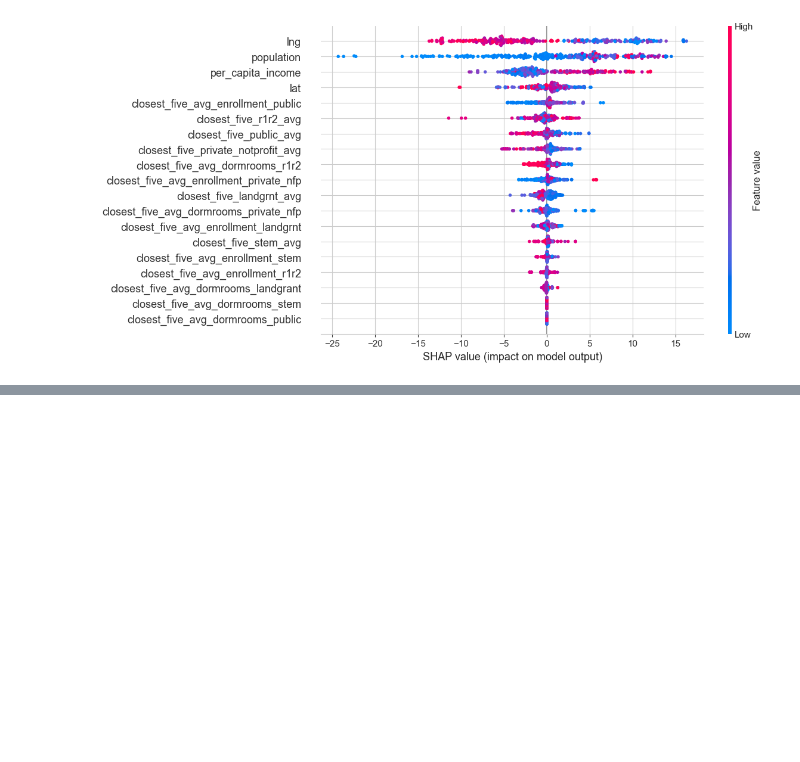
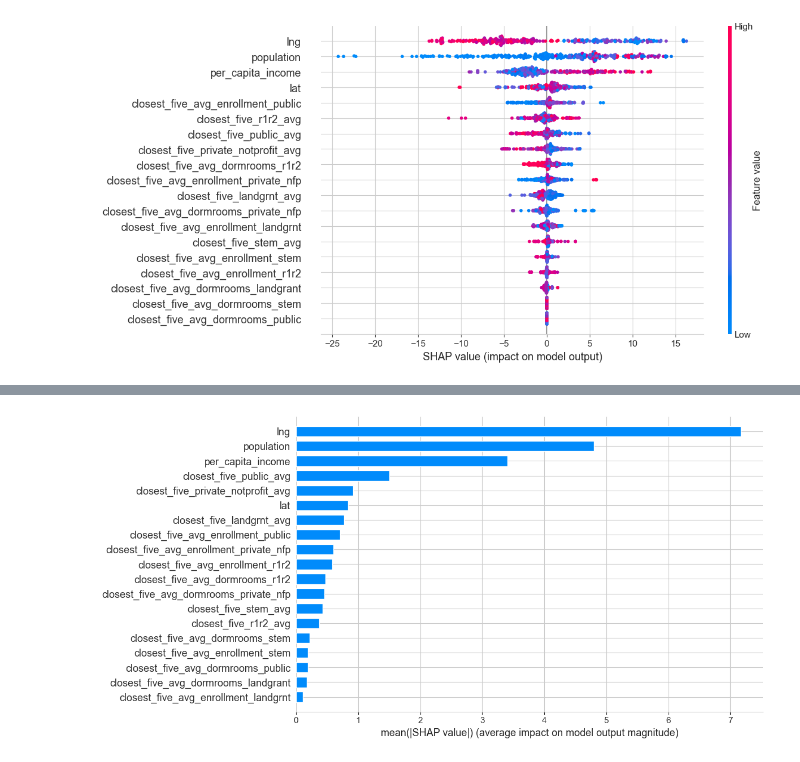
Before and after one commit to mcelhens/AP-Outcomes-to-University-Metrics, a Jupyter notebook: North_Carolina/northcarolina_models.ipynb, the cells around one changed output, grey strips where cells are left out. Drawn from its saved outputs; the diff is of its cells as text; code cells hidden in the pictures; blank space fills up the shorter version.

```diff
--- a/North_Carolina/northcarolina_models.ipynb
+++ b/North_Carolina/northcarolina_models.ipynb
@@ -705,0 +723,4 @@ Ridge model Avg. CV score: 0.34154280131757725 and STD: 0.06927857284376142
+# %%
+
+random_forest = RandomForestRegressor(min_samples_leaf=5, random_state=0, n_jobs=N_CORES)
+random_forest.fit(X_train,y_train)
@@ -705,0 +741,6 @@ Ridge model Avg. CV score: 0.34154280131757725 and STD: 0.06927857284376142
+# %%
+ada_reg = AdaBoostRegressor(DecisionTreeRegressor(max_depth=4), n_estimators=300, random_state=226)
+# %%
+
+dtree_reg.fit(train[features], train['PERCENT_3_OR_ABOVE'])
+ada_reg.fit(train[features], train['PERCENT_3_OR_ABOVE'])
@@ -733,0 +917,3 @@ plt.close()
+# %%
+explainer = shap.TreeExplainer(random_forest)
+shap_values = explainer.shap_values(X_train)
@@ -733,0 +948,15 @@ plt.close()
+# %%
+fig = plt.figure()
+shap.summary_plot(
+    shap_values,
+    X_train,
+    plot_type='bar',
+    show=False,
+    plot_size=[12, 6]
+)
+with open('../data/NC_pickled/shap_random_forest_bar_plot.pkl', 'wb') as f:
+    pickle.dump(fig, f)
+plt.show(fig)
+plt.close()
+# %% [output]
+[figure, added]
```
Also changed, not shown: parts of 32 cells of this notebook, 8 other files.
